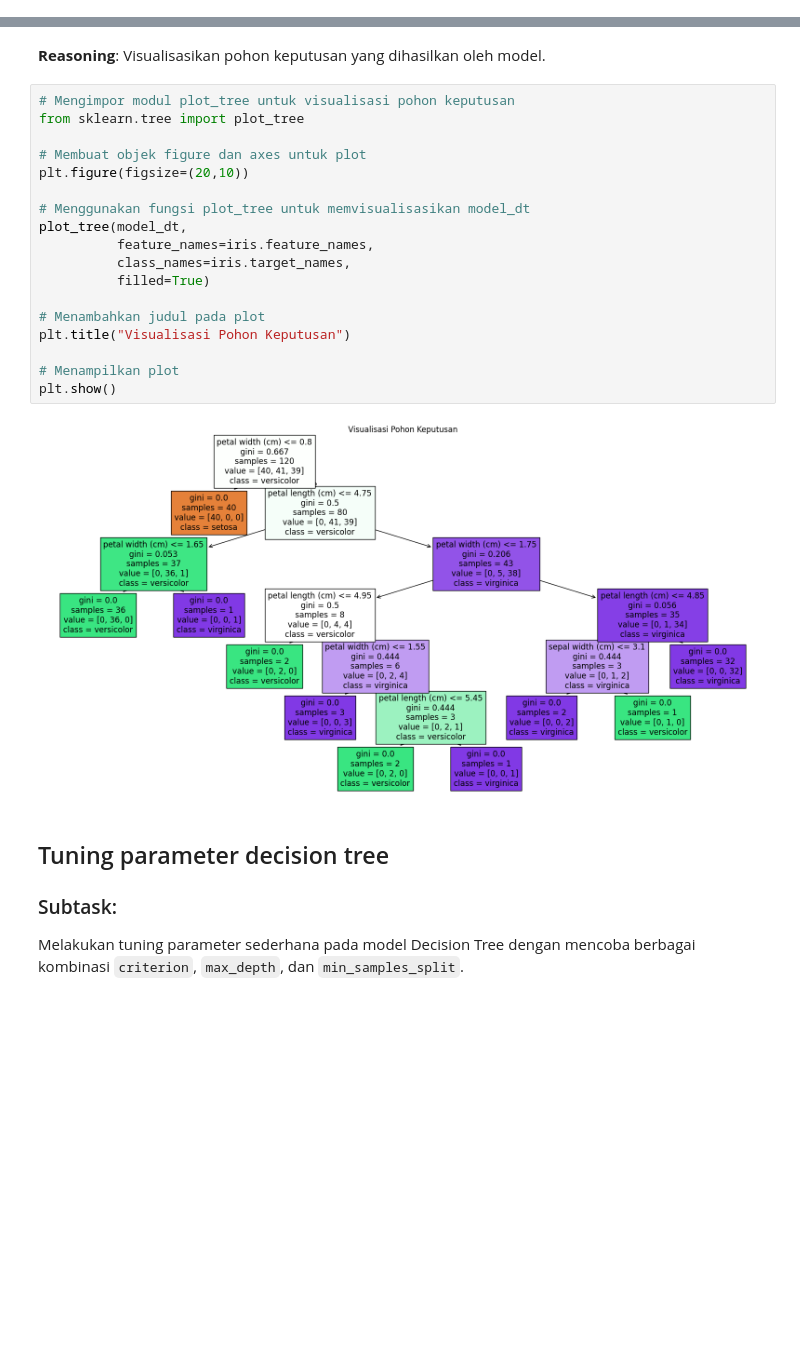
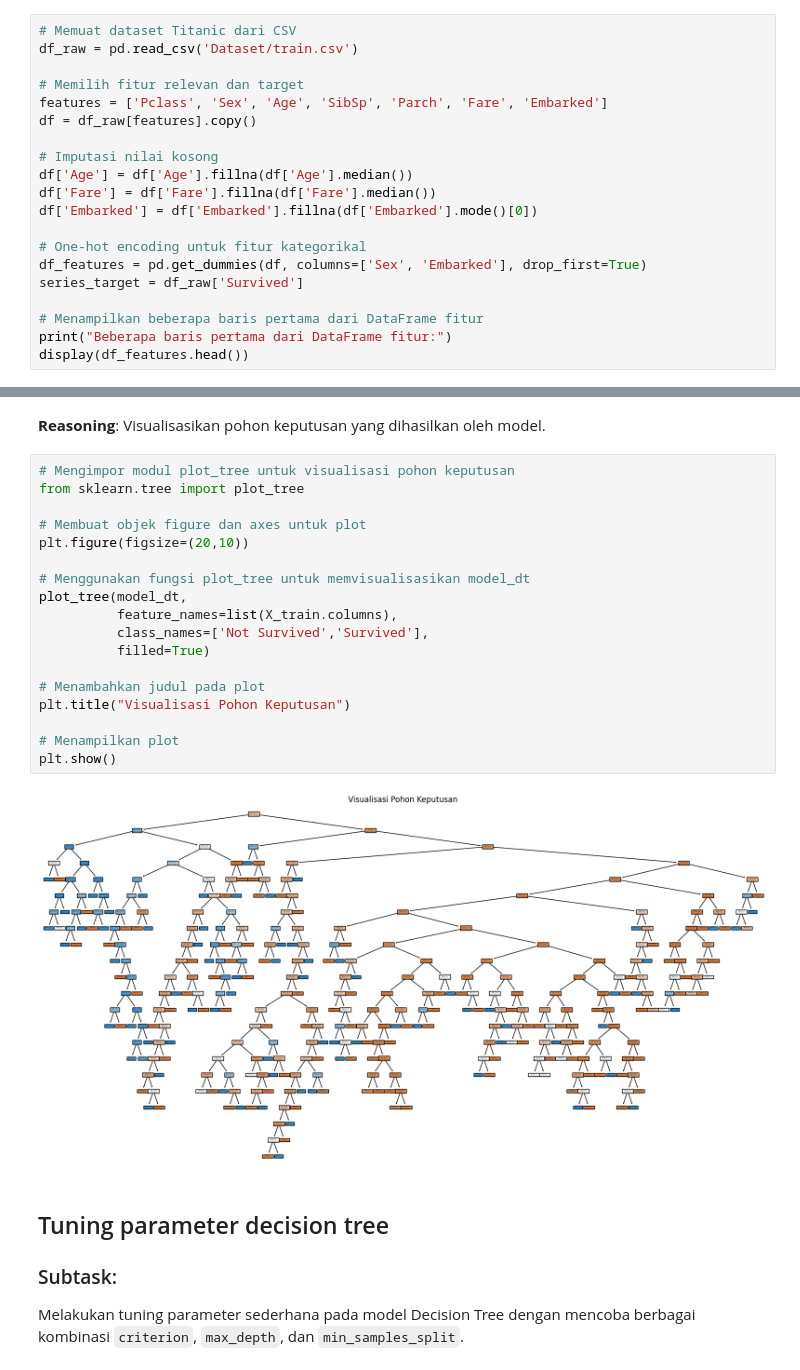
Before and after one commit to Codift05/ColabArchive, a Jupyter notebook: machine-learning/DecisionTree_Titanic/DecisionTree_230211060009_Miftahuddin_S_Arsyad.ipynb, the cells around one changed output, grey strips where cells are left out. Drawn from its saved outputs; the diff is of its cells as text; blank space fills up the shorter version.

Commit message:
Update DecisionTree_Titanic: executed notebook, evaluation outputs, and plots

```diff
--- a/machine-learning/DecisionTree_Titanic/DecisionTree_230211060009_Miftahuddin_S_Arsyad.ipynb
+++ b/machine-learning/DecisionTree_Titanic/DecisionTree_230211060009_Miftahuddin_S_Arsyad.ipynb
@@ -58,0 +62,20 @@ Beberapa baris pertama dari DataFrame fitur:
+# %%
+# Memuat dataset Titanic dari CSV
+df_raw = pd.read_csv('Dataset/train.csv')
+
+# Memilih fitur relevan dan target
+features = ['Pclass', 'Sex', 'Age', 'SibSp', 'Parch', 'Fare', 'Embarked']
+df = df_raw[features].copy()
+
+# Imputasi nilai kosong
+df['Age'] = df['Age'].fillna(df['Age'].median())
+df['Fare'] = df['Fare'].fillna(df['Fare'].median())
+df['Embarked'] = df['Embarked'].fillna(df['Embarked'].mode()[0])
+
+# One-hot encoding untuk fitur kategorikal
+df_features = pd.get_dummies(df, columns=['Sex', 'Embarked'], drop_first=True)
+series_target = df_raw['Survived']
+
+# Menampilkan beberapa baris pertama dari DataFrame fitur
+print("Beberapa baris pertama dari DataFrame fitur:")
+display(df_features.head())
@@ -193,23 +222,23 @@ Visualisasikan pohon keputusan yang dihasilkan oleh model.
 # %%
 # Mengimpor modul plot_tree untuk visualisasi pohon keputusan
 from sklearn.tree import plot_tree
 
 # Membuat objek figure dan axes untuk plot
 plt.figure(figsize=(20,10))
 
 # Menggunakan fungsi plot_tree untuk memvisualisasikan model_dt
 plot_tree(model_dt,
-          feature_names=iris.feature_names,
-          class_names=iris.target_names,
+          feature_names=list(X_train.columns),
+          class_names=['Not Survived','Survived'],
           filled=True)
 
 # Menambahkan judul pada plot
 plt.title("Visualisasi Pohon Keputusan")
 
 # Menampilkan plot
 plt.show()
 # %% [output]
-[figure, old version]
+[figure, new version]
 # %% [markdown]
 ## Tuning parameter decision tree
 
```
Also changed, not shown: parts of 12 cells of this notebook, 2 other files.
